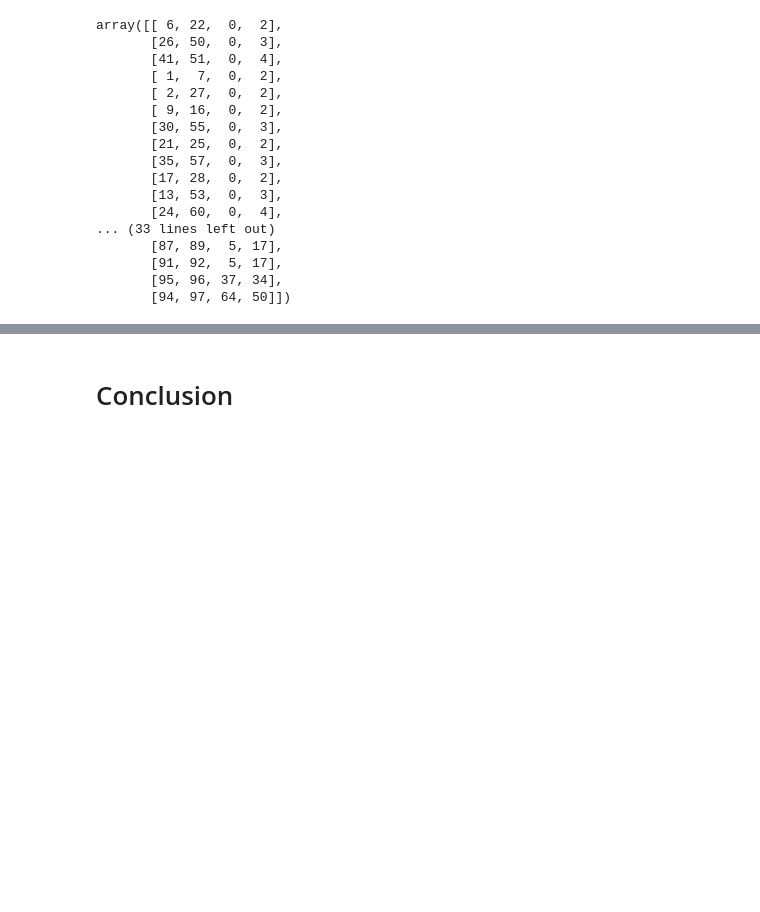
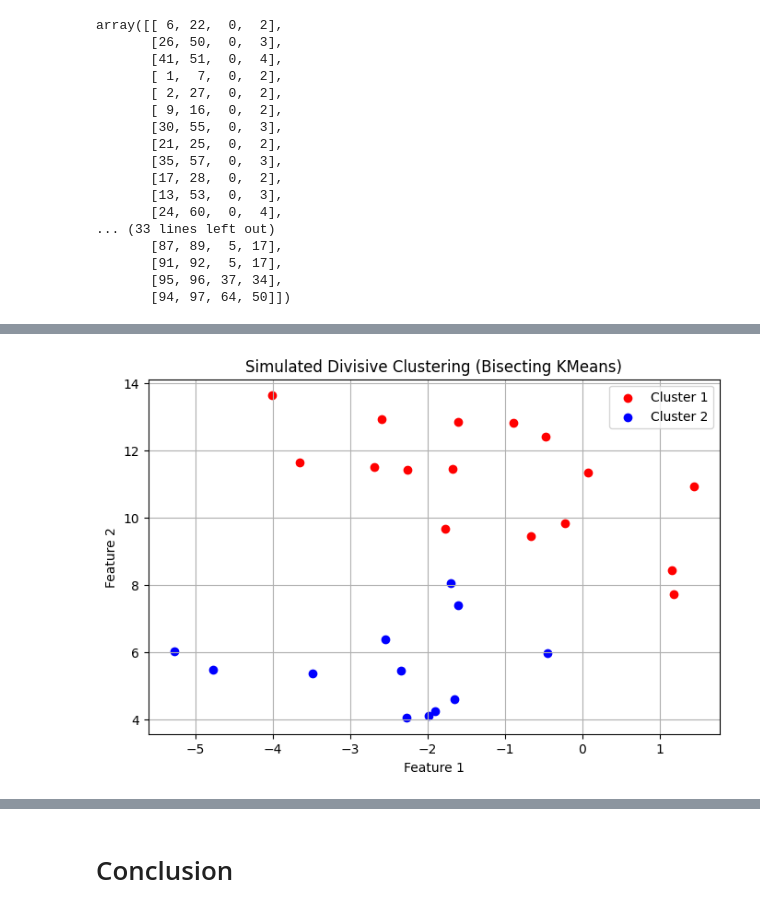
Before and after one commit to Shuaibiqbal/Hierarchical-Clustering-Agglomerative-vs-Divisive-Scikit-learn-SciPy-, a Jupyter notebook: notebook/Hierarchical-Clustering.ipynb, the cells around one changed output, grey strips where cells are left out. Saved outputs shown, nothing was run; the diff lists cells and outputs as text; code cells hidden in the pictures; blank space fills up the shorter version.

```diff
--- a/notebook/Hierarchical-Clustering.ipynb
+++ b/notebook/Hierarchical-Clustering.ipynb
@@ -91,0 +140,30 @@ array([[ 6, 22,  0,  2],
+# %%
+# Simulated Divisive Clustering: Bisecting KMeans (split into 2, then keep splitting)
+def divisive_clustering(data, depth=2):
+    clusters = [data]
+    final_clusters = []
+    for _ in range(depth):
+        new_clusters = []
+        for cluster in clusters:
+            if len(cluster) <= 1:
+                continue
+            kmeans = KMeans(n_clusters=3, random_state=42)
+            labels = kmeans.fit_predict(cluster)
+            new_clusters.append(cluster[labels == 0])
+            new_clusters.append(cluster[labels == 1])
+        clusters = new_clusters
+    return clusters
+divided = divisive_clustering(X,depth=1)
+# Plot results
+colors = ['red', 'blue', 'green', 'purple', 'orange']
+plt.figure(figsize=(8, 5))
+for i, cluster in enumerate(divided):
+    plt.scatter(cluster[:, 0], cluster[:, 1], color=colors[i % len(colors)], label=f"Cluster {i+1}")
+plt.title("Simulated Divisive Clustering (Bisecting KMeans)")
+plt.xlabel("Feature 1")
+plt.ylabel("Feature 2")
+plt.legend()
+plt.grid(True)
+plt.show()
+# %% [output]
+[figure, added]
```
Also changed, not shown: parts of 13 cells of this notebook.
